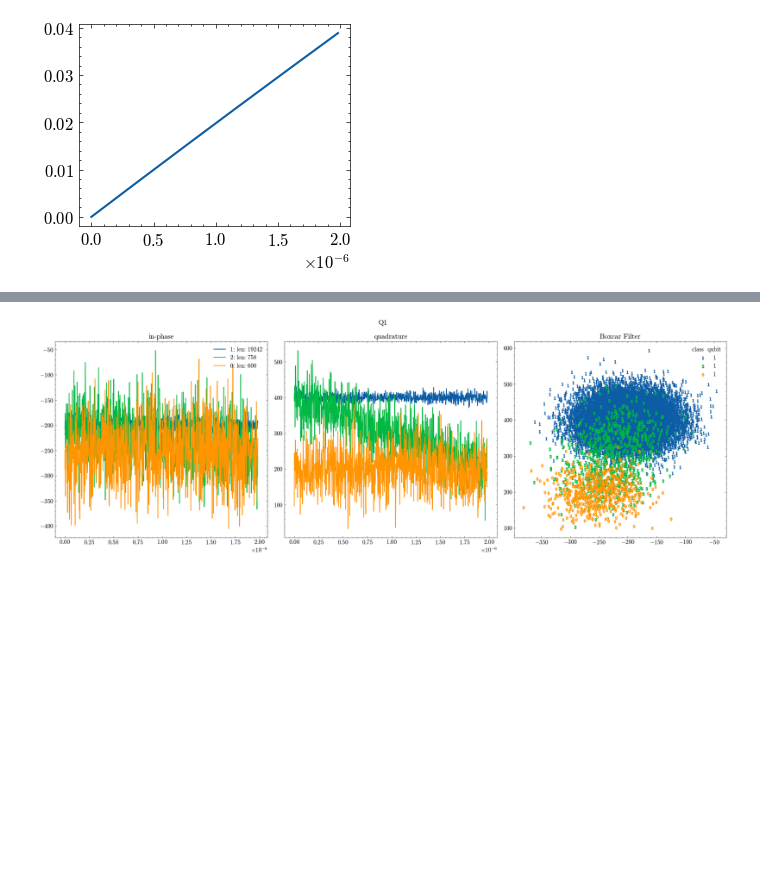
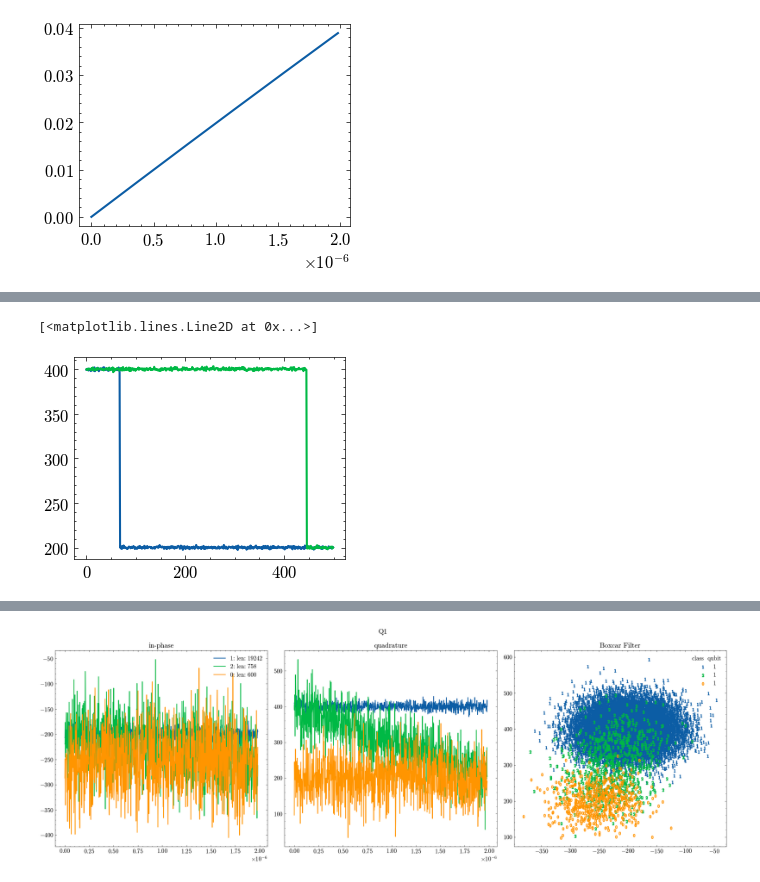
Before and after one commit to ikaryss/readout-experiments, a Jupyter notebook: cluster_utils.ipynb, the cells around one changed output, grey strips where cells are left out. Cells and saved outputs as stored; diff of their text form; code cells hidden in the pictures; blank space fills up the shorter version.

```diff
--- a/cluster_utils.ipynb
+++ b/cluster_utils.ipynb
@@ -331,0 +342,6 @@ synthetic_collection.mean().compute().scatter(ax)
+# %%
+plt.plot(relax1.imag)
+plt.plot(relax2.imag)
+# %% [output]
+[<matplotlib.lines.Line2D at 0x...>]
+[figure, added]
```
Also changed, not shown: parts of 5 cells of this notebook, 4 other files.
